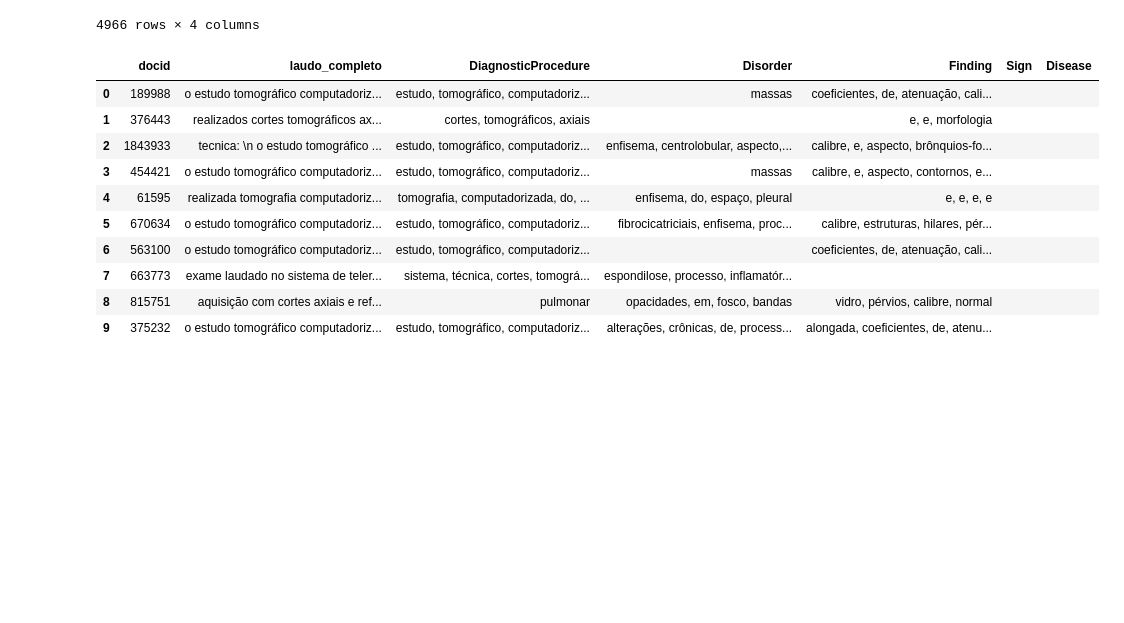
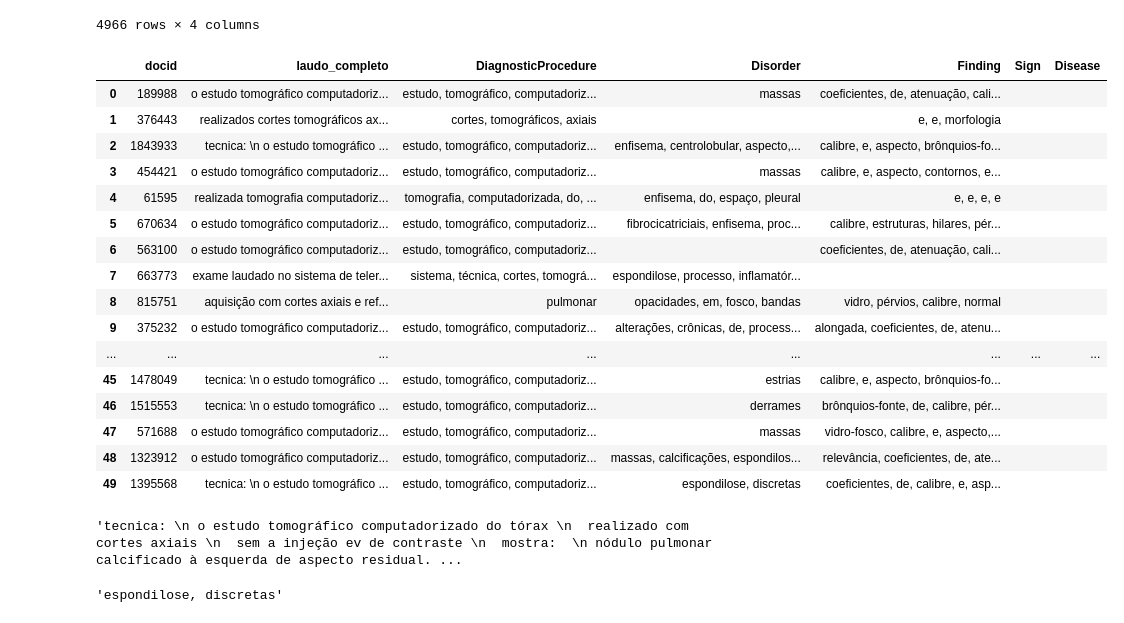
Before and after one commit to tayh/neuralmed, a Jupyter notebook: Extração de Entidades com Biobertpt.ipynb, the cells around one changed output. Saved outputs shown, nothing was run; the diff lists cells and outputs as text; code cells hidden in the pictures; blank space fills up the shorter version.

```diff
--- a/Extração de Entidades com Biobertpt.ipynb
+++ b/Extração de Entidades com Biobertpt.ipynb
@@ -180,21 +180,36 @@ class EntityExtraction:
                           columns=["docid", "laudo_completo", "DiagnosticProcedure", "Disorder", "Finding", "Sign", "Disease"])
         return df
 # %%
-my_entities = EntityExtraction(df['laudo_completo'].values[:10], df, MODELS_DIR)
+my_entities = EntityExtraction(df['laudo_completo'].values[:100], df, MODELS_DIR)
-# %%
-my_entities.extract_entity()
-my_entities.build_entity_mapping()
-final_df = my_entities.build_dataframe()
-final_df
-# %% [output]
-|  | docid | laudo_completo | DiagnosticProcedure | Disorder | Finding | Sign | Disease |
-| 0 | 189988 | o estudo tomográfico computadoriz... | estudo, tomográfico, computadoriz... | massas | coeficientes, de, atenuação, cali... |  |  |
-| 1 | 376443 | realizados cortes tomográficos ax... | cortes, tomográficos, axiais |  | e, e, morfologia |  |  |
-| 2 | 1843933 | tecnica: \n o estudo tomográfico ... | estudo, tomográfico, computadoriz... | enfisema, centrolobular, aspecto,... | calibre, e, aspecto, brônquios-fo... |  |  |
-| 3 | 454421 | o estudo tomográfico computadoriz... | estudo, tomográfico, computadoriz... | massas | calibre, e, aspecto, contornos, e... |  |  |
-| 4 | 61595 | realizada tomografia computadoriz... | tomografia, computadorizada, do, ... | enfisema, do, espaço, pleural | e, e, e, e |  |  |
-| 5 | 670634 | o estudo tomográfico computadoriz... | estudo, tomográfico, computadoriz... | fibrocicatriciais, enfisema, proc... | calibre, estruturas, hilares, pér... |  |  |
-| 6 | 563100 | o estudo tomográfico computadoriz... | estudo, tomográfico, computadoriz... |  | coeficientes, de, atenuação, cali... |  |  |
-| 7 | 663773 | exame laudado no sistema de teler... | sistema, técnica, cortes, tomográ... | espondilose, processo, inflamatór... |  |  |  |
-| 8 | 815751 | aquisição com cortes axiais e ref... | pulmonar | opacidades, em, fosco, bandas | vidro, pérvios, calibre, normal |  |  |
-| 9 | 375232 | o estudo tomográfico computadoriz... | estudo, tomográfico, computadoriz... | alterações, crônicas, de, process... | alongada, coeficientes, de, atenu... |  |  |
+# %%
+# Pode demorar bastante dependendo da quantidade de dados. Optei por extrair apenas de 100 laudos por questões de tempo.
+my_entities.extract_entity()
+entities_map = my_entities.build_entity_mapping()
+final_df = my_entities.build_dataframe()
+final_df
+# %% [output]
+|  | docid | laudo_completo | DiagnosticProcedure | Disorder | Finding | Sign | Disease |
+| 0 | 189988 | o estudo tomográfico computadoriz... | estudo, tomográfico, computadoriz... | massas | coeficientes, de, atenuação, cali... |  |  |
+| 1 | 376443 | realizados cortes tomográficos ax... | cortes, tomográficos, axiais |  | e, e, morfologia |  |  |
+| 2 | 1843933 | tecnica: \n o estudo tomográfico ... | estudo, tomográfico, computadoriz... | enfisema, centrolobular, aspecto,... | calibre, e, aspecto, brônquios-fo... |  |  |
+| 3 | 454421 | o estudo tomográfico computadoriz... | estudo, tomográfico, computadoriz... | massas | calibre, e, aspecto, contornos, e... |  |  |
+| 4 | 61595 | realizada tomografia computadoriz... | tomografia, computadorizada, do, ... | enfisema, do, espaço, pleural | e, e, e, e |  |  |
+| 5 | 670634 | o estudo tomográfico computadoriz... | estudo, tomográfico, computadoriz... | fibrocicatriciais, enfisema, proc... | calibre, estruturas, hilares, pér... |  |  |
+| 6 | 563100 | o estudo tomográfico computadoriz... | estudo, tomográfico, computadoriz... |  | coeficientes, de, atenuação, cali... |  |  |
+| 7 | 663773 | exame laudado no sistema de teler... | sistema, técnica, cortes, tomográ... | espondilose, processo, inflamatór... |  |  |  |
+| 8 | 815751 | aquisição com cortes axiais e ref... | pulmonar | opacidades, em, fosco, bandas | vidro, pérvios, calibre, normal |  |  |
+| 9 | 375232 | o estudo tomográfico computadoriz... | estudo, tomográfico, computadoriz... | alterações, crônicas, de, process... | alongada, coeficientes, de, atenu... |  |  |
+| ... | ... | ... | ... | ... | ... | ... | ... |
+| 45 | 1478049 | tecnica: \n o estudo tomográfico ... | estudo, tomográfico, computadoriz... | estrias | calibre, e, aspecto, brônquios-fo... |  |  |
+| 46 | 1515553 | tecnica: \n o estudo tomográfico ... | estudo, tomográfico, computadoriz... | derrames | brônquios-fonte, de, calibre, pér... |  |  |
+| 47 | 571688 | o estudo tomográfico computadoriz... | estudo, tomográfico, computadoriz... | massas | vidro-fosco, calibre, e, aspecto,... |  |  |
+| 48 | 1323912 | o estudo tomográfico computadoriz... | estudo, tomográfico, computadoriz... | massas, calcificações, espondilos... | relevância, coeficientes, de, ate... |  |  |
+| 49 | 1395568 | tecnica: \n o estudo tomográfico ... | estudo, tomográfico, computadoriz... | espondilose, discretas | coeficientes, de, calibre, e, asp... |  |  |
+# %%
+final_df['laudo_completo'][49]
+# %% [output]
+'tecnica: \n o estudo tomográfico computadorizado do tórax \n  realizado com cortes axiais \n  sem a injeção ev de contraste \n  mostra:  \n nódulo pulmonar calcificado à esquerda de aspecto residual. ...
+# %%
+final_df['Disorder'][49]
+# %% [output]
+'espondilose, discretas'
```
Also changed, not shown: parts of 1 cell of this notebook.
